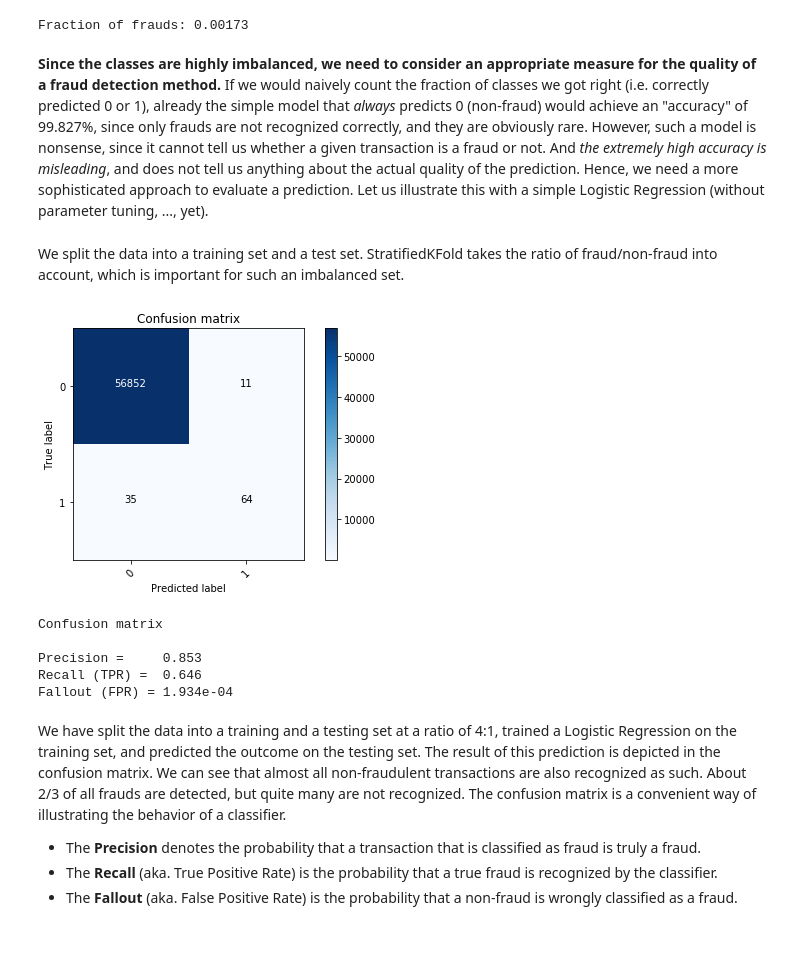
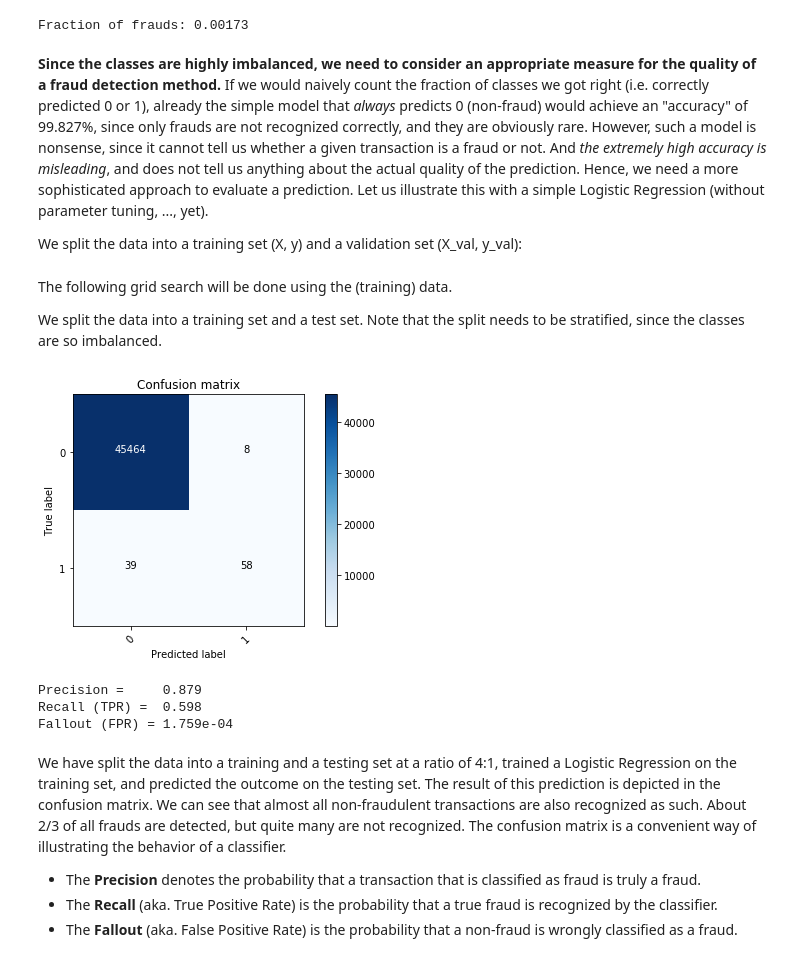
Before and after one commit to dstuerzer/Kaggle, a Jupyter notebook: credit_card_fraud/Optimization of Logistic Regression.ipynb, the cells around one changed output. Cells and saved outputs as stored; diff of their text form; code cells hidden in the pictures.

```diff
--- a/credit_card_fraud/Optimization of Logistic Regression.ipynb
+++ b/credit_card_fraud/Optimization of Logistic Regression.ipynb
@@ -45,32 +47,33 @@ print("Fraction of frauds: {:.5f}".format(np.sum(y)/len(y)))
 Fraction of frauds: 0.00173
 # %% [markdown]
 **Since the classes are highly imbalanced, we need to consider an appropriate measure for the quality of a fraud detection method.** If we would naively count the fraction of classes we got right (i.e. correctly predicted 0 or 1), already the simple model that *always* predicts 0 (non-fraud) would achieve an "accuracy" of 99.827%, since only frauds are not recognized correctly, and they are obviously rare. However, such a model is nonsense, since it cannot tell us whether a given transaction is a fraud or not. And *the extremely high accuracy is misleading*, and does not tell us anything about the actual quality of the prediction. Hence, we need a more sophisticated approach to evaluate a prediction. Let us illustrate this with a simple Logistic Regression (without parameter tuning, ..., yet).
+
+We split the data into a training set (X, y) and a validation set (X_val, y_val):
-# %% [markdown]
-We split the data into a training set and a test set. StratifiedKFold takes the ratio of fraud/non-fraud into account, which is important for such an imbalanced set.
+# %%
+X, X_val, y, y_val = train_test_split(X, y, test_size = 0.2)
+# %% [markdown]
+The following grid search will be done using the (training) data.
+
+We split the data into a training set and a test set. Note that the split needs to be stratified, since the classes are so imbalanced.
 # %%
 lrn = LogisticRegression()
 
-skf = StratifiedKFold(n_splits = 5, shuffle = True)
-for train_index, test_index in skf.split(X, y):
-    X_train, y_train = X[train_index], y[train_index]
-    X_test, y_test = X[test_index], y[test_index]
-    break
+X_train, X_test, y_train, y_test = train_test_split(X, y, test_size = 0.2)
 
 lrn.fit(X_train, y_train)
 y_pred = lrn.predict(X_test)
 cm = confusion_matrix(y_test, y_pred)
 if lrn.classes_[0] == 1:
+    #make sure the ordering of the classes is correct
     cm = np.array([[cm[1,1], cm[1,0]], [cm[0,1], cm[0,0]]])
 
 pc.plot_confusion_matrix(cm, ['0', '1'], )
 pr, tpr, fpr = pc.show_data(cm, print_res = 1);
 # %% [output]
-[figure, old version]
+[figure, new version]
-Confusion matrix
-
-Precision =     0.853
-Recall (TPR) =  0.646
-Fallout (FPR) = 1.934e-04
+Precision =     0.879
+Recall (TPR) =  0.598
+Fallout (FPR) = 1.759e-04
 # %% [markdown]
 We have split the data into a training and a testing set at a ratio of 4:1, trained a Logistic Regression on the training set, and predicted the outcome on the testing set. The result of this prediction is depicted in the confusion matrix. We can see that almost all non-fraudulent transactions are also recognized as such. About 2/3 of all frauds are detected, but quite many are not recognized. The confusion matrix is a convenient way of illustrating the behavior of a classifier.
 
```
Also changed, not shown: parts of 20 cells of this notebook, 1 other file.
